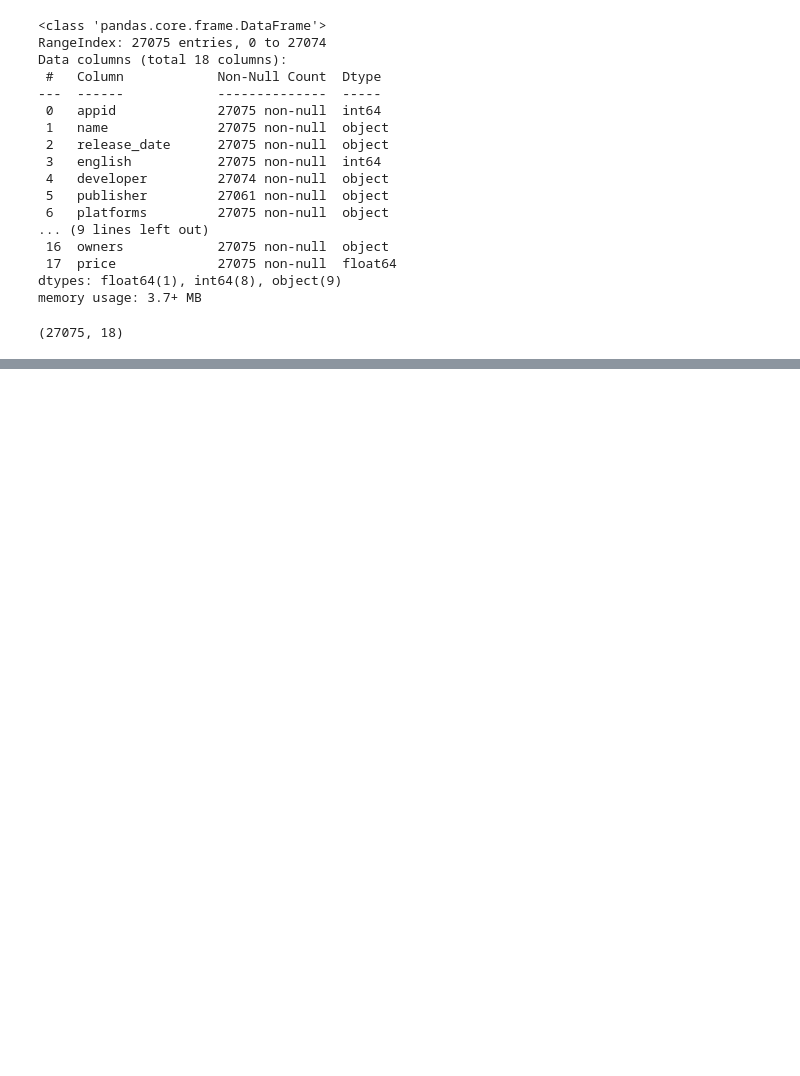
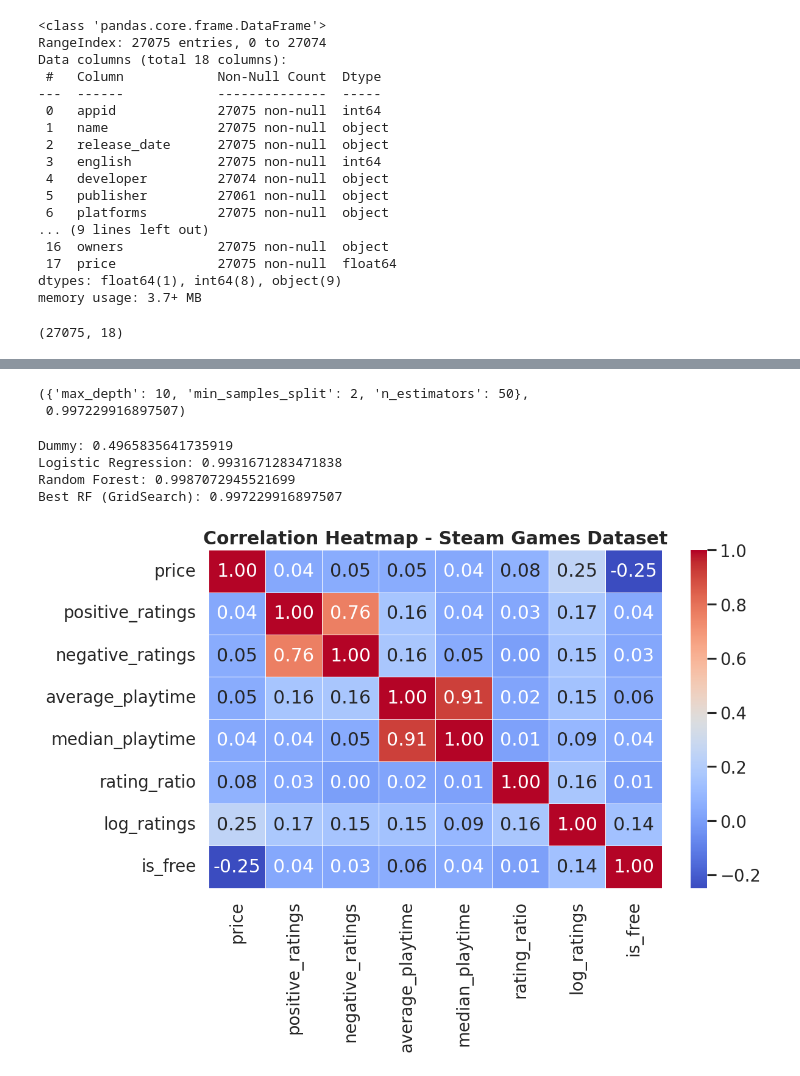
Before and after one commit to philippwaleria1-blip/steam-ml-project, a Jupyter notebook: ml_steam.ipynb, the cells around one changed output, grey strips where cells are left out. Cells and saved outputs as stored; diff of their text form; code cells hidden in the pictures; blank space fills up the shorter version.

Commit message:
Completed exploratory data analysis (EDA), feature engineering, and initial modeling setup

```diff
--- a/ml_steam.ipynb
+++ b/ml_steam.ipynb
@@ -72,0 +170,7 @@ memory usage: 3.7+ MB
+# %%
+df["rating_ratio"] = df["positive_ratings"] / (df["positive_ratings"] + df["negative_ratings"])
+df["rating_ratio"] = df["rating_ratio"].fillna(0)
+# %%
+df["log_ratings"] = np.log1p(df["total_ratings"])
+# %%
+df["is_free"] = (df["price"] == 0).astype(int)
@@ -72,0 +227,5 @@ memory usage: 3.7+ MB
+# %%
+cols_to_scale = ["price", "average_playtime", "median_playtime", "log_ratings"]
+scaler = StandardScaler()
+df[cols_to_scale] = scaler.fit_transform(df[cols_to_scale])
+df[cols_to_scale].head()
@@ -72,0 +310,63 @@ memory usage: 3.7+ MB
+# %%
+param_grid = {
+    "n_estimators": [50, 100],
+    "max_depth": [5, 10, None],
+    "min_samples_split": [2, 5]
+}
+
+grid = GridSearchCV(
+    RandomForestClassifier(random_state=42),
+    param_grid,
+    cv=3,
+    scoring="accuracy"
+)
+
+grid.fit(X_train, y_train)
+
+best_model = grid.best_estimator_
+pred_best = best_model.predict(X_test)
+
+acc_best = accuracy_score(y_test, pred_best)
+
+grid.best_params_, acc_best
+# %% [output]
+({'max_depth': 10, 'min_samples_split': 2, 'n_estimators': 50},
+ 0.997229916897507)
+# %%
+print("Dummy:", acc_dummy)
+print("Logistic Regression:", acc_lr)
+print("Random Forest:", acc_rf)
+print("Best RF (GridSearch):", acc_best)
+# %% [output]
+Dummy: 0.4965835641735919
+Logistic Regression: 0.9931671283471838
+Random Forest: 0.9987072945521699
+Best RF (GridSearch): 0.997229916897507
+# %%
+plt.figure(figsize=(10,6))
+
+cols = [
+    "price",
+    "positive_ratings",
+    "negative_ratings",
+    "average_playtime",
+    "median_playtime",
+    "rating_ratio",
+    "log_ratings",
+    "is_free"
+]
+
+corr = df[cols].corr()
+
+sns.heatmap(
+    corr,
+    annot=True,
+    cmap="coolwarm",
+    fmt=".2f",
+    linewidths=0.5
+)
+
+plt.title("Correlation Heatmap - Steam Games Dataset")
+plt.show()
+# %% [output]
+[figure, added]
```
Also changed, not shown: parts of 26 cells of this notebook.
